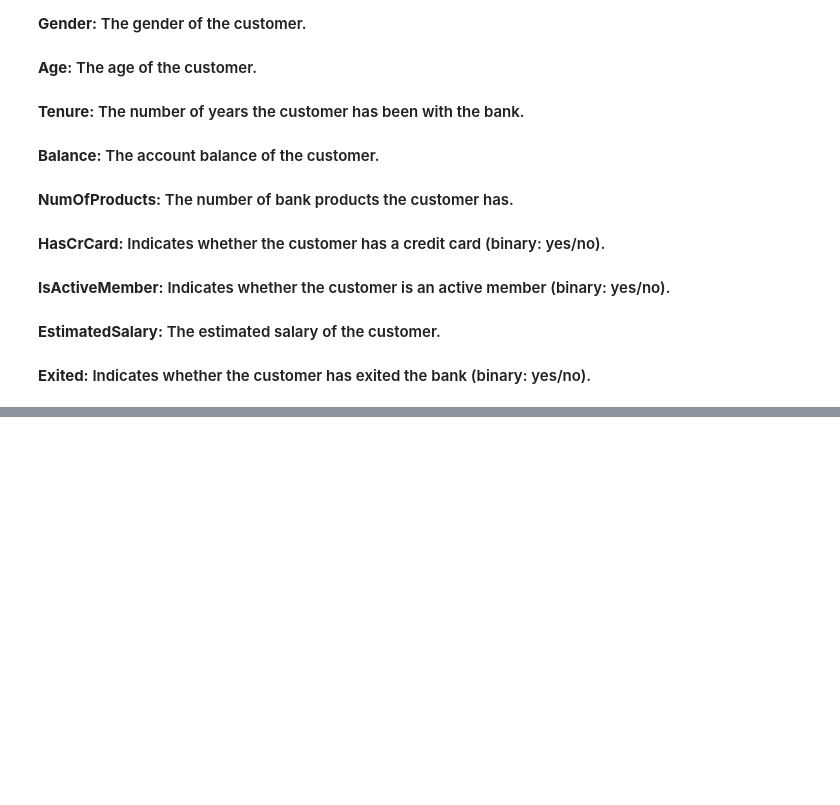
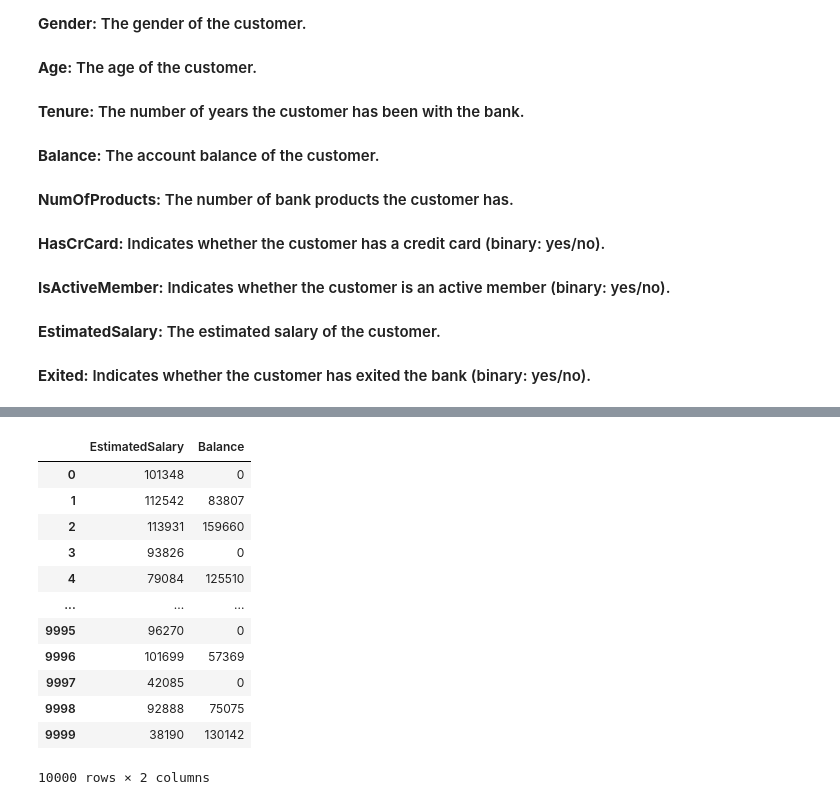
Before and after one commit to sonu-sahni/Customer_Churn_Prediction, a Jupyter notebook: coading_part/Churn_Bank.ipynb, the cells around one changed output, grey strips where cells are left out. Cells and saved outputs as stored; diff of their text form; code cells hidden in the pictures; blank space fills up the shorter version.

```diff
--- a/coading_part/Churn_Bank.ipynb
+++ b/coading_part/Churn_Bank.ipynb
@@ -38,0 +109,16 @@ import seaborn as sns
+# %%
+df[['EstimatedSalary','Balance']].astype('int64')
+# %% [output]
+|  | EstimatedSalary | Balance |
+| 0 | 101348 | 0 |
+| 1 | 112542 | 83807 |
+| 2 | 113931 | 159660 |
+| 3 | 93826 | 0 |
+| 4 | 79084 | 125510 |
+| ... | ... | ... |
+| 9995 | 96270 | 0 |
+| 9996 | 101699 | 57369 |
+| 9997 | 42085 | 0 |
+| 9998 | 92888 | 75075 |
+| 9999 | 38190 | 130142 |
+10000 rows × 2 columns
```
Also changed, not shown: parts of 19 cells of this notebook, 15 other files.
